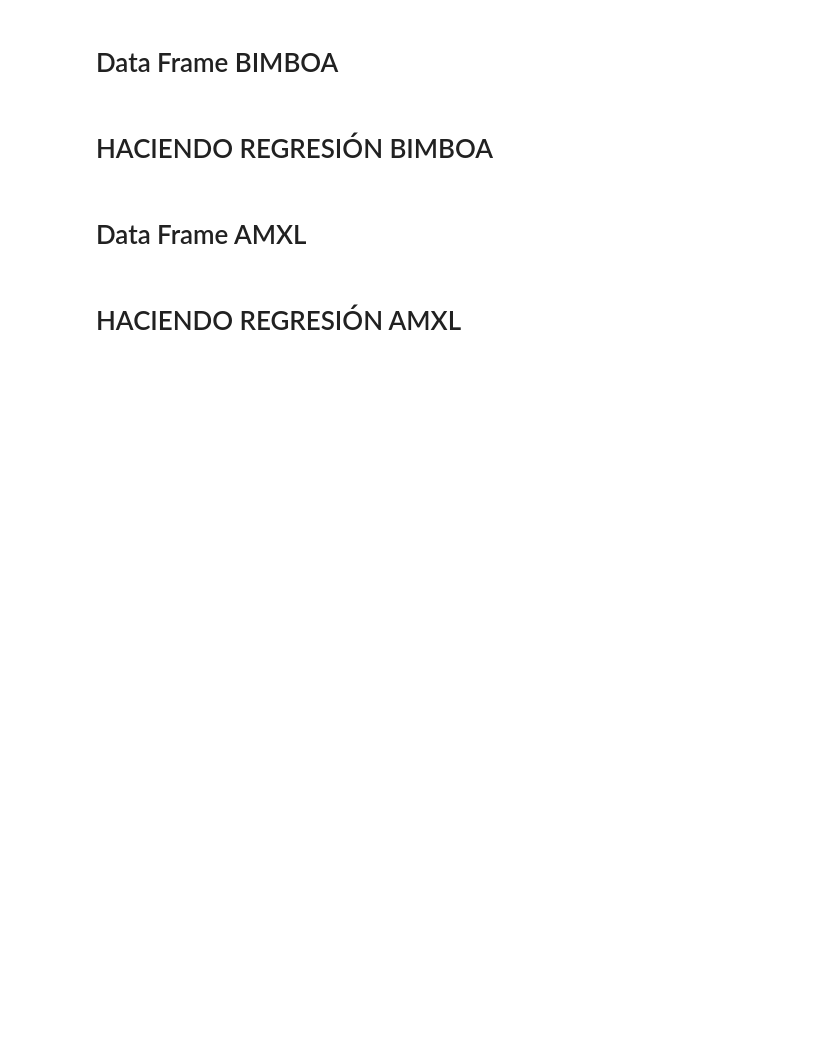
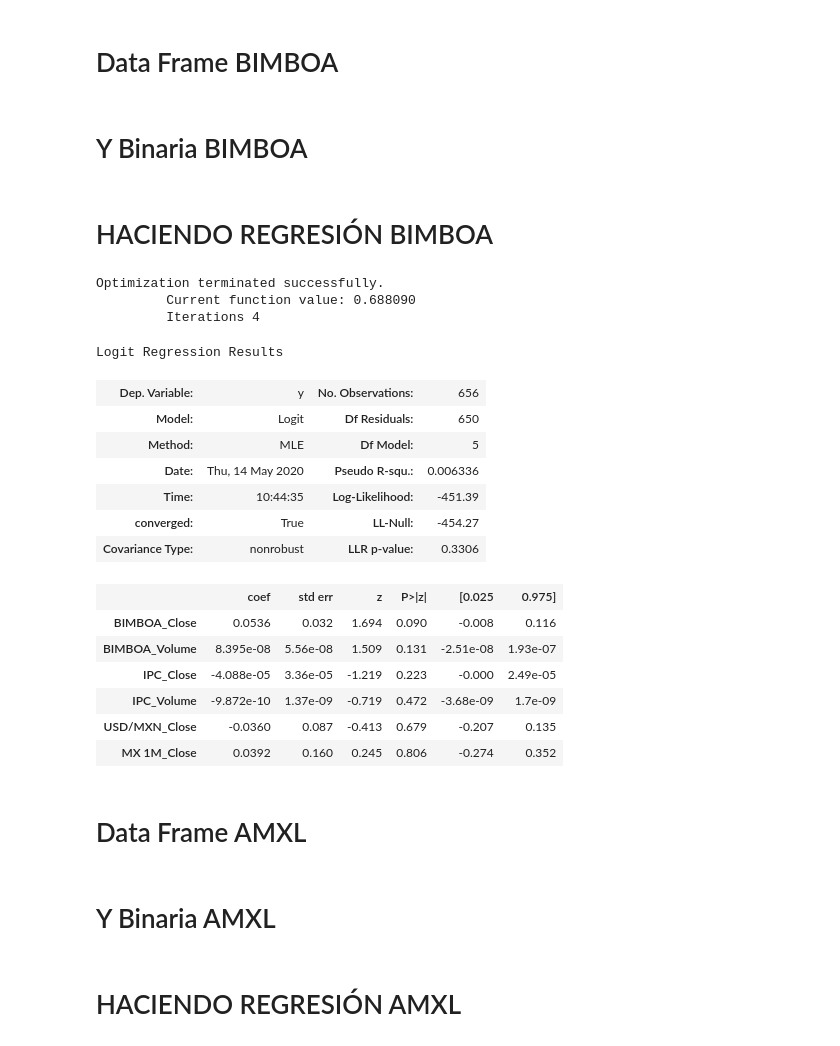
Before and after one commit to manueldiazrod97/trabajo_econometria_7, a Jupyter notebook: Proyecto Logit-GanarBolsa_2.ipynb, the cells around one changed output. Saved outputs shown, nothing was run; the diff lists cells and outputs as text; code cells hidden in the pictures; blank space fills up the shorter version.

```diff
--- a/Proyecto Logit-GanarBolsa_2.ipynb
+++ b/Proyecto Logit-GanarBolsa_2.ipynb
@@ -220,5 +239,45 @@ dic_bimboa=dic_bimboa.iloc[1:695]
+# %% [markdown]
+# Y Binaria BIMBOA
+# %%
+Y_bimboa=dfbimboa.pct_change()
+Y_bimboa= Y_bimboa.fillna(1)
+Y_bimboa=Y_bimboa.loc[:,"BIMBOA"]
+Y_bimboa=Y_bimboa.loc[:,"Close"]
+Y_bimboa=pd.DataFrame(Y_bimboa)
+# %%
+y_bimboa=[]
+for i in range(len(Y_bimboa)):
+    crec = Y_bimboa['Close'][i]
+    if crec <= 0:
+        y_bimboa.append(0)
+    else:
+        y_bimboa.append(1)
 # %% [markdown]
 # HACIENDO REGRESIÓN BIMBOA
+# %%
+X_bimboa=dfbimboa
+Ybimboa=y_bimboa
+resultadobimboa=sm.Logit(Ybimboa,X_bimboa).fit()
+resultadobimboa.summary()
+# %% [output]
+Optimization terminated successfully.
+         Current function value: 0.688090
+         Iterations 4
+Logit Regression Results
+| Dep. Variable: | y | No. Observations: | 656 |
+| Model: | Logit | Df Residuals: | 650 |
+| Method: | MLE | Df Model: | 5 |
+| Date: | Thu, 14 May 2020 | Pseudo R-squ.: | 0.006336 |
+| Time: | 10:44:35 | Log-Likelihood: | -451.39 |
+| converged: | True | LL-Null: | -454.27 |
+| Covariance Type: | nonrobust | LLR p-value: | 0.3306 |
+|  | coef | std err | z | P>|z| | [0.025 | 0.975] |
+| BIMBOA_Close | 0.0536 | 0.032 | 1.694 | 0.090 | -0.008 | 0.116 |
+| BIMBOA_Volume | 8.395e-08 | 5.56e-08 | 1.509 | 0.131 | -2.51e-08 | 1.93e-07 |
+| IPC_Close | -4.088e-05 | 3.36e-05 | -1.219 | 0.223 | -0.000 | 2.49e-05 |
+| IPC_Volume | -9.872e-10 | 1.37e-09 | -0.719 | 0.472 | -3.68e-09 | 1.7e-09 |
+| USD/MXN_Close | -0.0360 | 0.087 | -0.413 | 0.679 | -0.207 | 0.135 |
+| MX 1M_Close | 0.0392 | 0.160 | 0.245 | 0.806 | -0.274 | 0.352 |
 # %% [markdown]
 # Data Frame AMXL
 # %%
@@ -233,0 +287,2 @@ dic_amxl=dic_amxl.iloc[1:695]
+# %% [markdown]
+# Y Binaria AMXL
```
Also changed, not shown: parts of 26 cells of this notebook.
